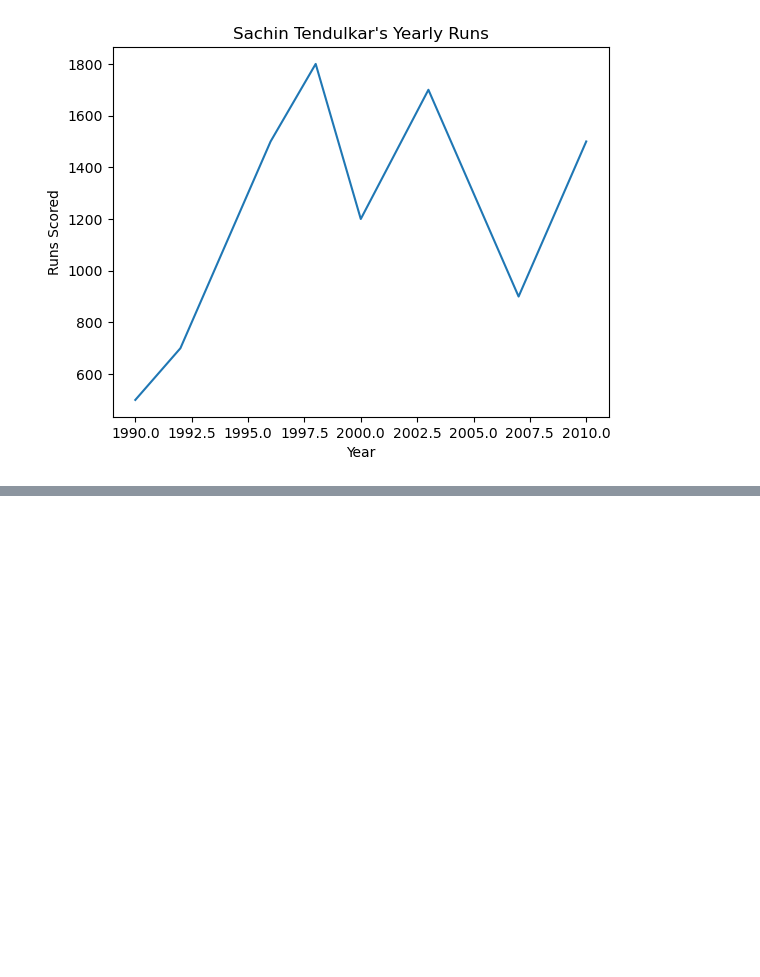
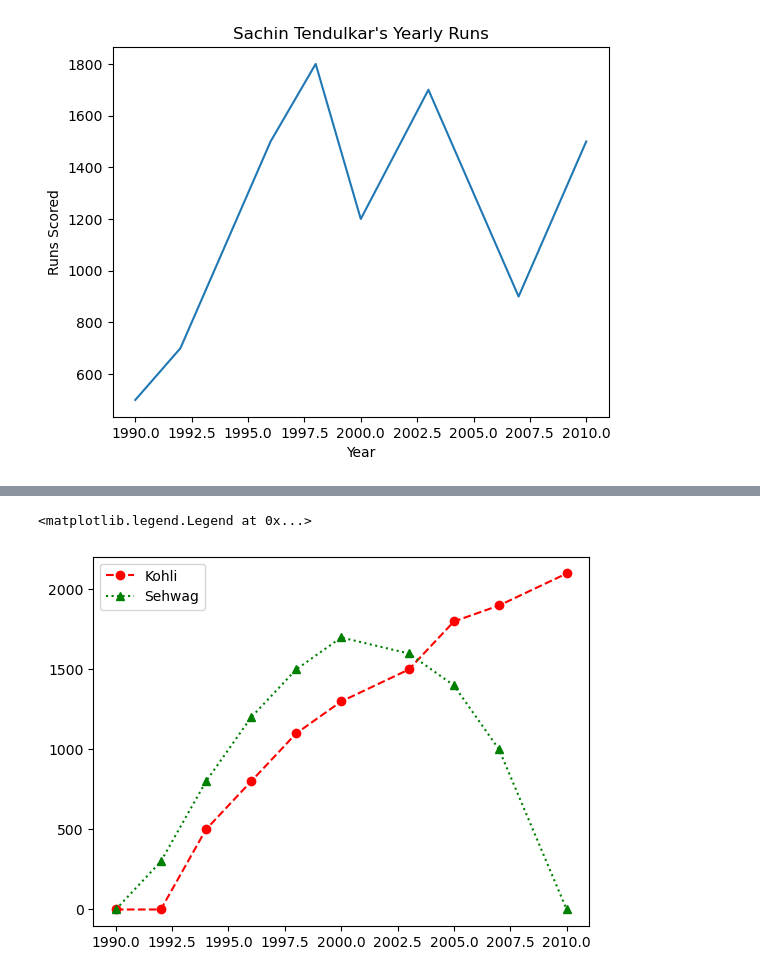
Before and after one commit to nisha-ojha/Introduction-to-Matplotlib, a Jupyter notebook: Intro_Matplotlib.ipynb, the cells around one changed output, grey strips where cells are left out. Cells and saved outputs as stored; diff of their text form; code cells hidden in the pictures; blank space fills up the shorter version.

```diff
--- a/Intro_Matplotlib.ipynb
+++ b/Intro_Matplotlib.ipynb
@@ -37,0 +39,8 @@ plt.legend()
+# %%
+#Format Strings
+plt.plot(years, kohli, 'ro--', label="Kohli")  # red circles with dashed lines
+plt.plot(years, sehwag, 'g^:', label="Sehwag")  # green triangles dotted
+plt.legend()
+# %% [output]
+<matplotlib.legend.Legend at 0x...>
+[figure, added]
```
Also changed, not shown: parts of 5 cells of this notebook.
